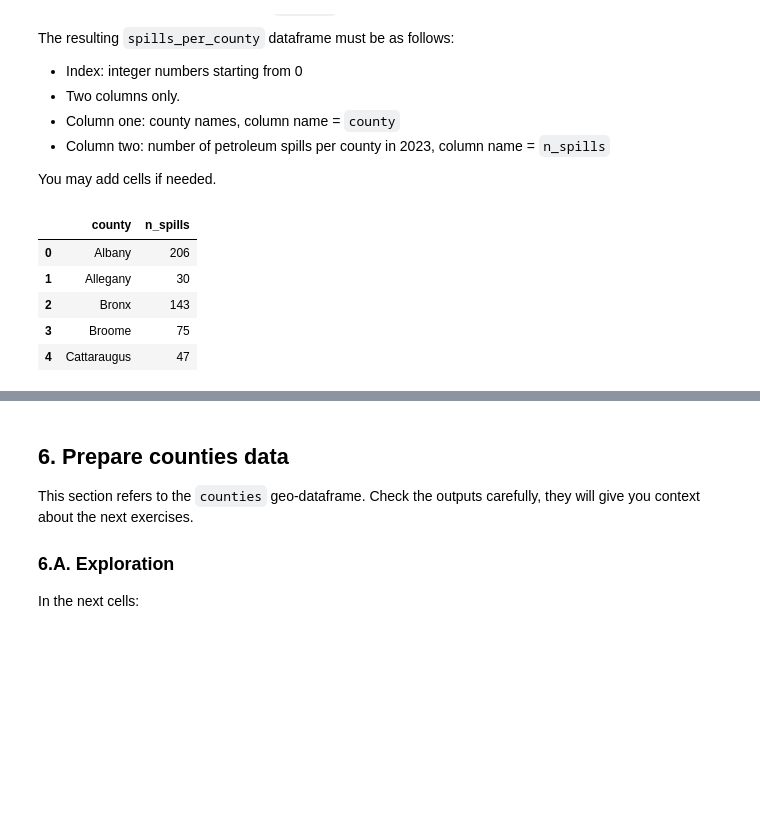
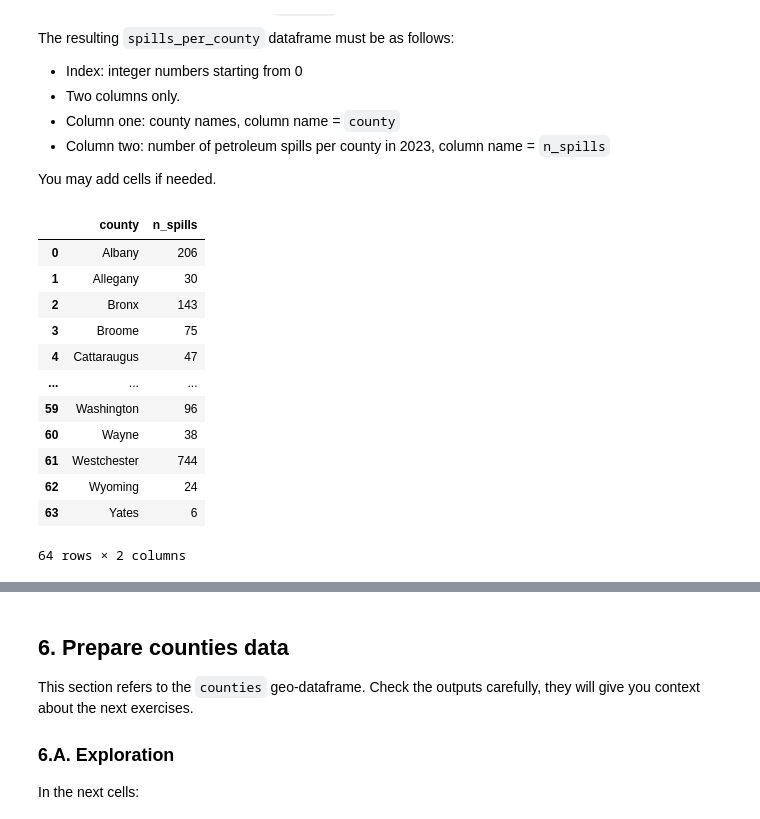
Before and after one commit to hylaea-miller/eds220-hwk3, a Jupyter notebook: hwk3-task1-spills.ipynb, the cells around one changed output, grey strips where cells are left out. Drawn from its saved outputs; the diff is of its cells as text; code cells hidden in the pictures; blank space fills up the shorter version.

```diff
--- a/hwk3-task1-spills.ipynb
+++ b/hwk3-task1-spills.ipynb
@@ -232,13 +223,21 @@ You may add cells if needed.
 # %%
 # Create dataframe with number of petroleum spills per county
 spills_per_county = petr_23.groupby('county')['spill number'].count().reset_index(name='n_spills')
+spills_per_county
 # %% [output]
 |  | county | n_spills |
 | 0 | Albany | 206 |
 | 1 | Allegany | 30 |
 | 2 | Bronx | 143 |
 | 3 | Broome | 75 |
 | 4 | Cattaraugus | 47 |
+| ... | ... | ... |
+| 59 | Washington | 96 |
+| 60 | Wayne | 38 |
+| 61 | Westchester | 744 |
+| 62 | Wyoming | 24 |
+| 63 | Yates | 6 |
+64 rows × 2 columns
 # %%
 grader.check("q5d")
 # %% [output]
```
Also changed, not shown: parts of 17 cells of this notebook.
